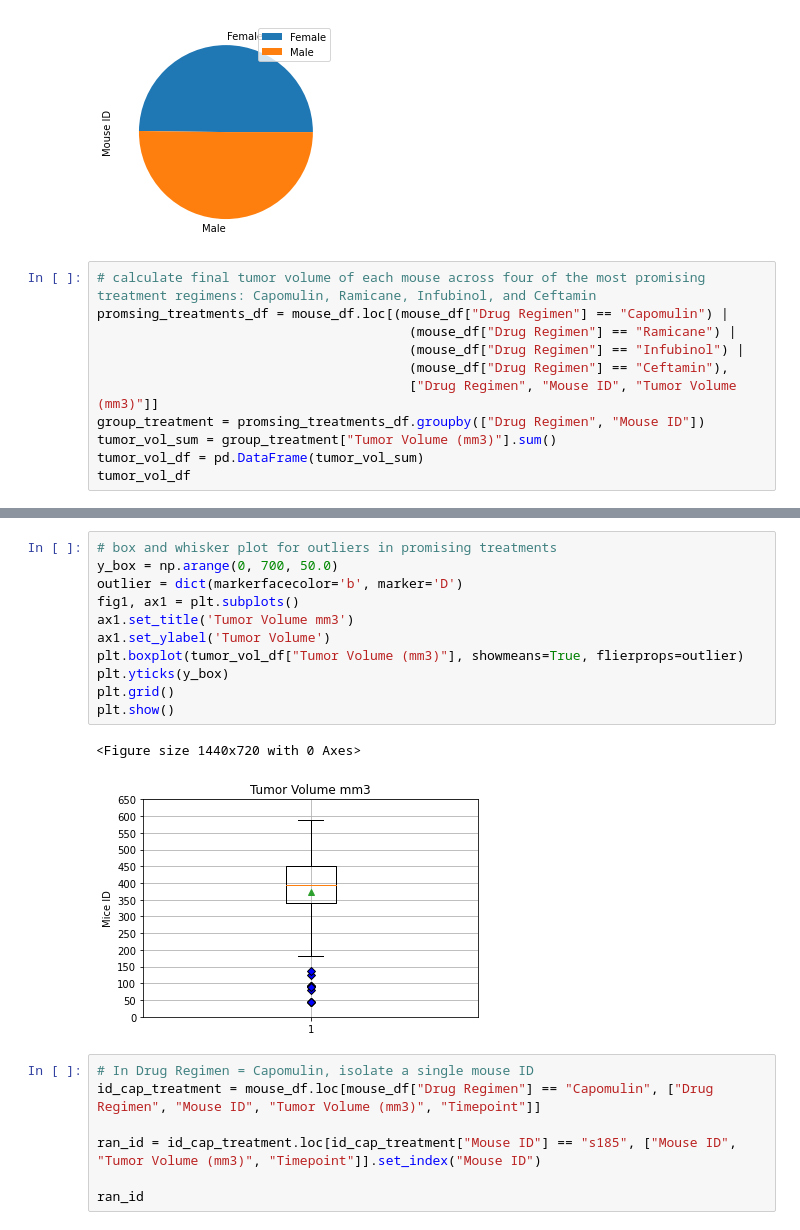
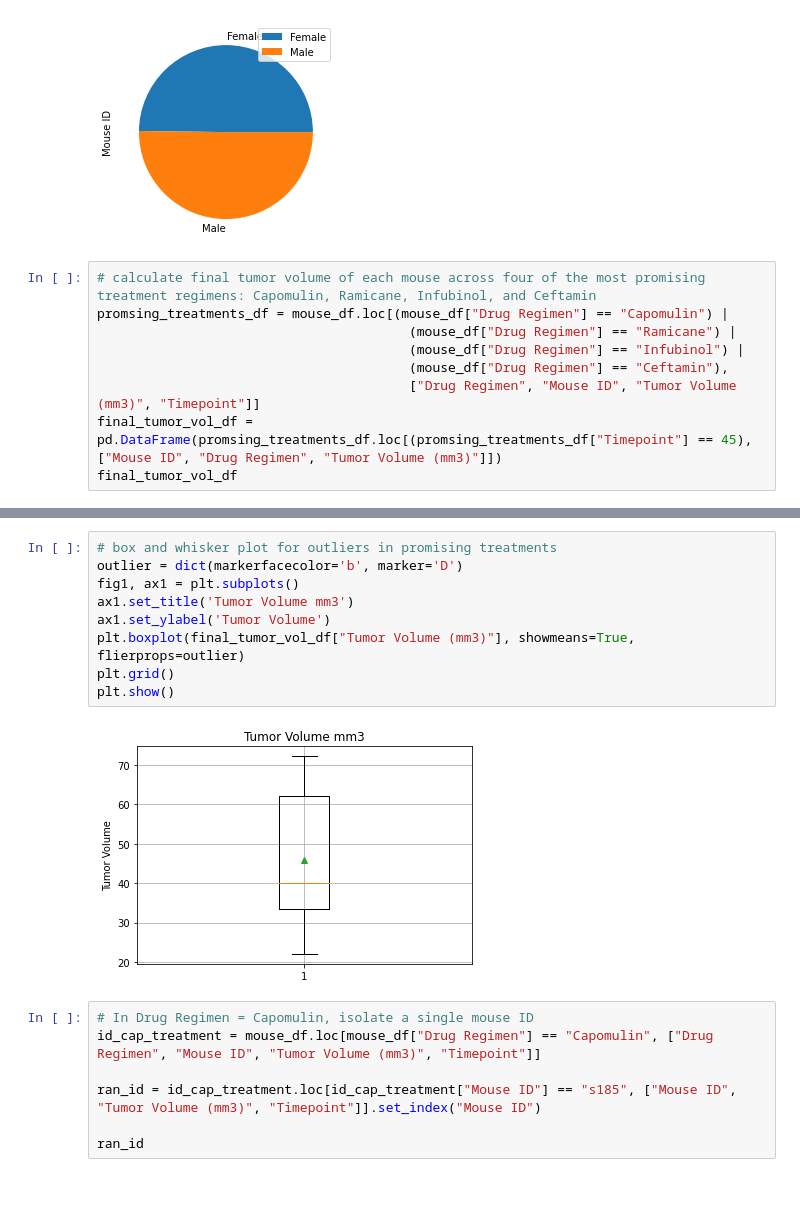
Before and after one commit to KinlayD/matplotlib-challenge, a Jupyter notebook: pymaceuticals.ipynb, the cells around one changed output, grey strips where cells are left out. Saved outputs shown, nothing was run; the diff lists cells and outputs as text; blank space fills up the shorter version.

```diff
--- a/pymaceuticals.ipynb
+++ b/pymaceuticals.ipynb
@@ -163,9 +167,7 @@ promsing_treatments_df = mouse_df.loc[(mouse_df["Drug Regimen"] == "Capomulin")
                                         (mouse_df["Drug Regimen"] == "Ramicane") |
                                         (mouse_df["Drug Regimen"] == "Infubinol") |
                                         (mouse_df["Drug Regimen"] == "Ceftamin"),
-                                        ["Drug Regimen", "Mouse ID", "Tumor Volume (mm3)"]]
-group_treatment = promsing_treatments_df.groupby(["Drug Regimen", "Mouse ID"])
-tumor_vol_sum = group_treatment["Tumor Volume (mm3)"].sum()
-tumor_vol_df = pd.DataFrame(tumor_vol_sum)
-tumor_vol_df
+                                        ["Drug Regimen", "Mouse ID", "Tumor Volume (mm3)", "Timepoint"]]
+final_tumor_vol_df = pd.DataFrame(promsing_treatments_df.loc[(promsing_treatments_df["Timepoint"] == 45), ["Mouse ID", "Drug Regimen", "Tumor Volume (mm3)"]])
+final_tumor_vol_df
 # %% [output]
@@ -237,17 +252,14 @@ outlier_IDs_df
 # %%
 # box and whisker plot for outliers in promising treatments
-y_box = np.arange(0, 700, 50.0)
 outlier = dict(markerfacecolor='b', marker='D')
 fig1, ax1 = plt.subplots()
 ax1.set_title('Tumor Volume mm3')
 ax1.set_ylabel('Tumor Volume')
-plt.boxplot(tumor_vol_df["Tumor Volume (mm3)"], showmeans=True, flierprops=outlier)
-plt.yticks(y_box)
+plt.boxplot(final_tumor_vol_df["Tumor Volume (mm3)"], showmeans=True, flierprops=outlier)
 plt.grid()
 plt.show()
 # %% [output]
-<Figure size 1440x720 with 0 Axes>
-[figure, old version]
+[figure, new version]
 # %%
 # In Drug Regimen = Capomulin, isolate a single mouse ID
 id_cap_treatment = mouse_df.loc[mouse_df["Drug Regimen"] == "Capomulin", ["Drug Regimen", "Mouse ID", "Tumor Volume (mm3)", "Timepoint"]]
```
Also changed, not shown: parts of 5 cells of this notebook.
